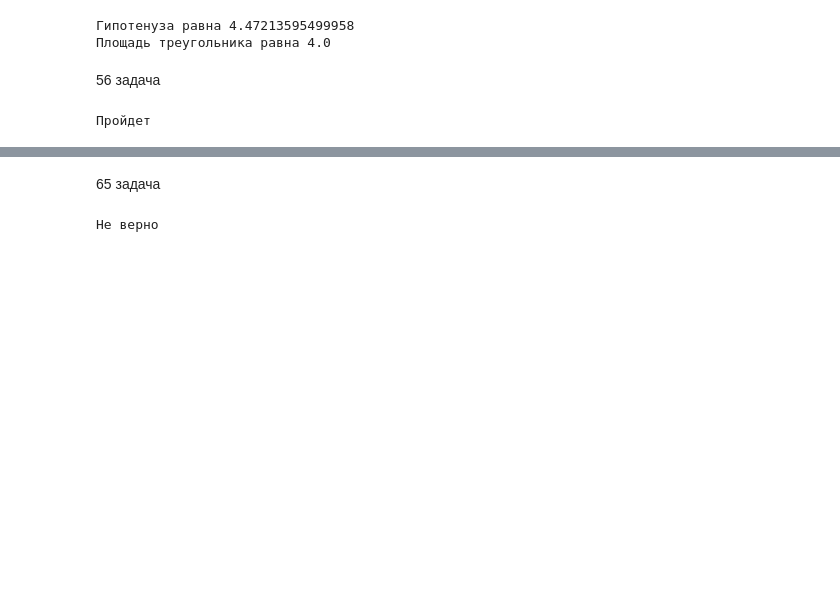
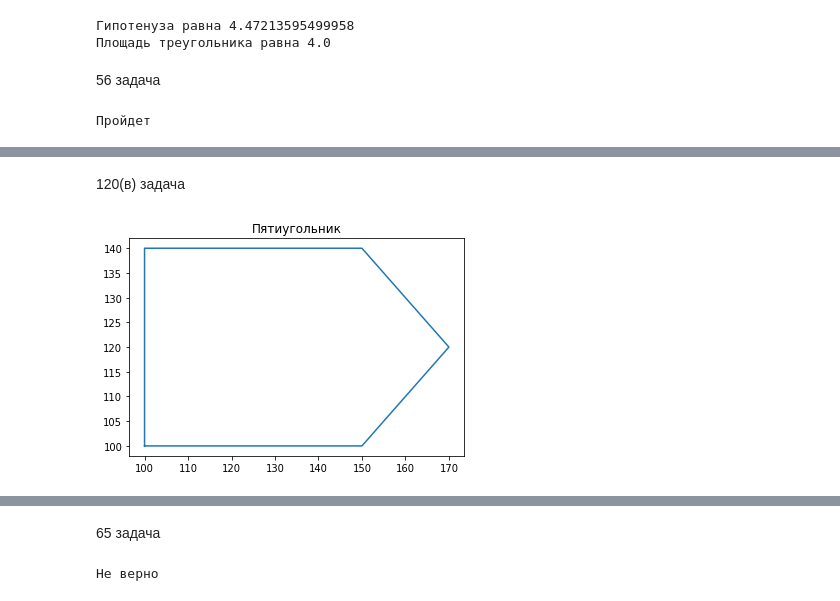
Before and after one commit to DashaMinina/DD, a Jupyter notebook: ans.ipynb, the cells around one changed output, grey strips where cells are left out. Drawn from its saved outputs; the diff is of its cells as text; code cells hidden in the pictures; blank space fills up the shorter version.

```diff
--- a/ans.ipynb
+++ b/ans.ipynb
@@ -31,0 +56,11 @@ else:
+# %% [markdown]
+120(в) задача
+# %%
+%matplotlib inline
+import matplotlib.pyplot as plt
+plt.title("Пятиугольник")
+plt.plot((100,150,170,150,100,100),(100,100,120,140,140,100))
+
+plt.show()
+# %% [output]
+[figure, added]
```
Also changed, not shown: parts of 10 cells of this notebook.
